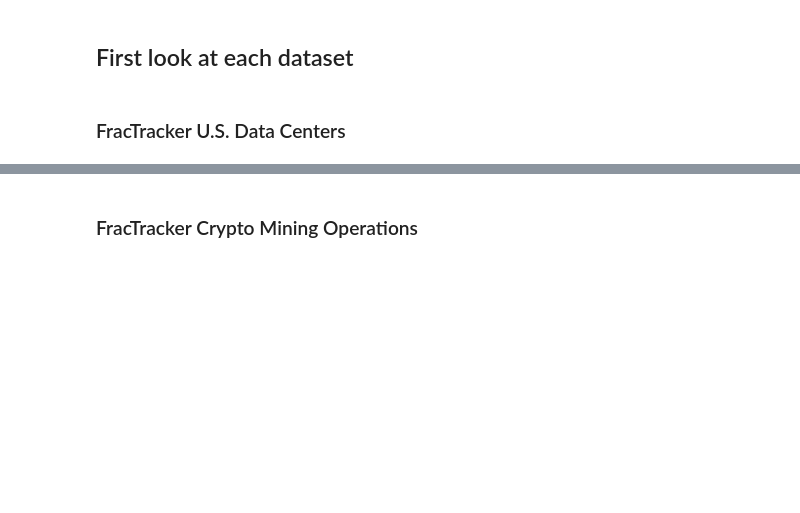
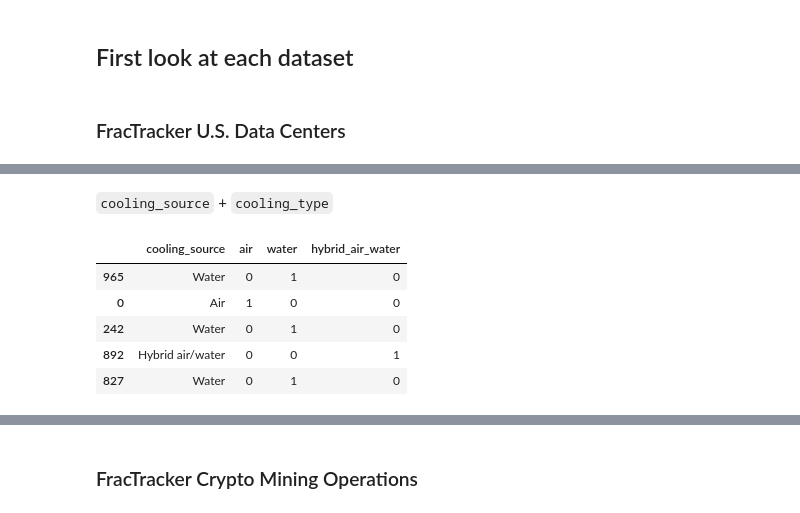
Before and after one commit to matthewchess/siads696, a Jupyter notebook: 02-data-cleaning.ipynb, the cells around one changed output, grey strips where cells are left out. Saved outputs shown, nothing was run; the diff lists cells and outputs as text; code cells hidden in the pictures; blank space fills up the shorter version.

```diff
--- a/02-data-cleaning.ipynb
+++ b/02-data-cleaning.ipynb
@@ -25,0 +163,27 @@ data_centers.describe(include="all").T
+# %% [markdown]
+`cooling_source` + `cooling_type`
+# %%
+for col in ['cooling_source', 'cooling_type']:
+    # Normalize cooling cols
+    cooling_data = (
+        data_centers[col]
+        .str.lower()
+        .str.strip()
+        .str.replace('/', '_')
+        .str.replace(' ', '_')
+    )
+
+    # One-hot encoding for each source type
+    source_encoded = cooling_data.str.get_dummies()
+    data_centers = pd.concat([data_centers, source_encoded], axis=1)
+
+columns = ['cooling_source', 'air', 'water', 'hybrid_air_water']
+
+data_centers.loc[data_centers['cooling_source'].notna()][columns].sample(5)
+# %% [output]
+|  | cooling_source | air | water | hybrid_air_water |
+| 965 | Water | 0 | 1 | 0 |
+| 0 | Air | 1 | 0 | 0 |
+| 242 | Water | 0 | 1 | 0 |
+| 892 | Hybrid air/water | 0 | 0 | 1 |
+| 827 | Water | 0 | 1 | 0 |
```
Also changed, not shown: parts of 25 cells of this notebook.
